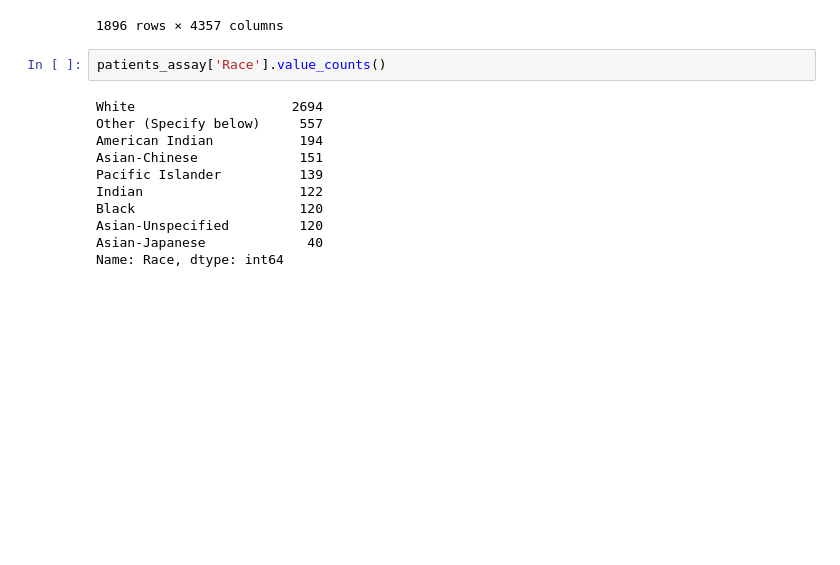
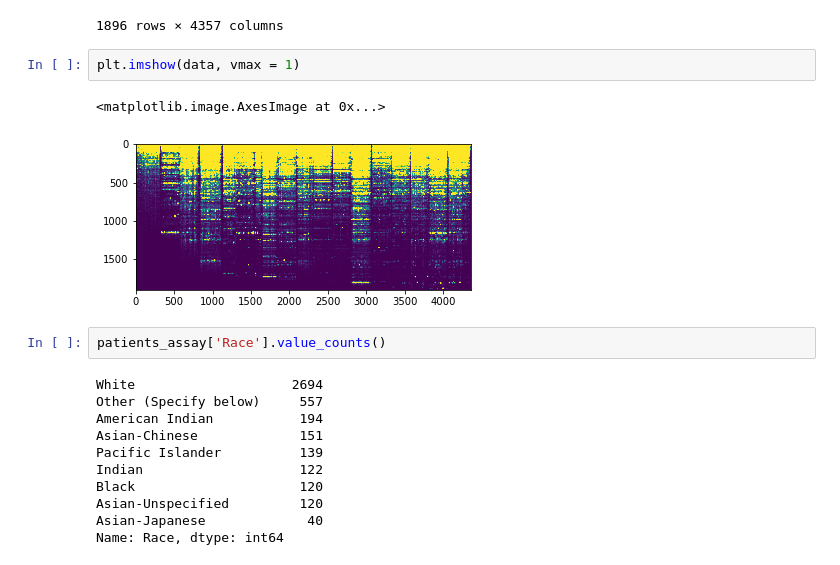
Before and after one commit to al1563/microbiomeproject_alice, a Jupyter notebook: ExploringData.ipynb, the cells around one changed output. Cells and saved outputs as stored; diff of their text form; blank space fills up the shorter version.

Commit message:
cleaned data

```diff
--- a/ExploringData.ipynb
+++ b/ExploringData.ipynb
@@ -100,6 +101,11 @@ data
 | OTU_1593 | 0 | 0 | 0 | 0 | 0 | 0 | 0 | 0 | ... |
 | OTU_1382 | 0 | 0 | 0 | 0 | 0 | 0 | 0 | 0 | ... |
 1896 rows × 4357 columns
+# %%
+plt.imshow(data, vmax = 1)
+# %% [output]
+<matplotlib.image.AxesImage at 0x...>
+[figure, added]
 # %%
 patients_assay['Race'].value_counts()
 # %% [output]
```
Also changed, not shown: parts of 1 cell of this notebook, 2 other files.
